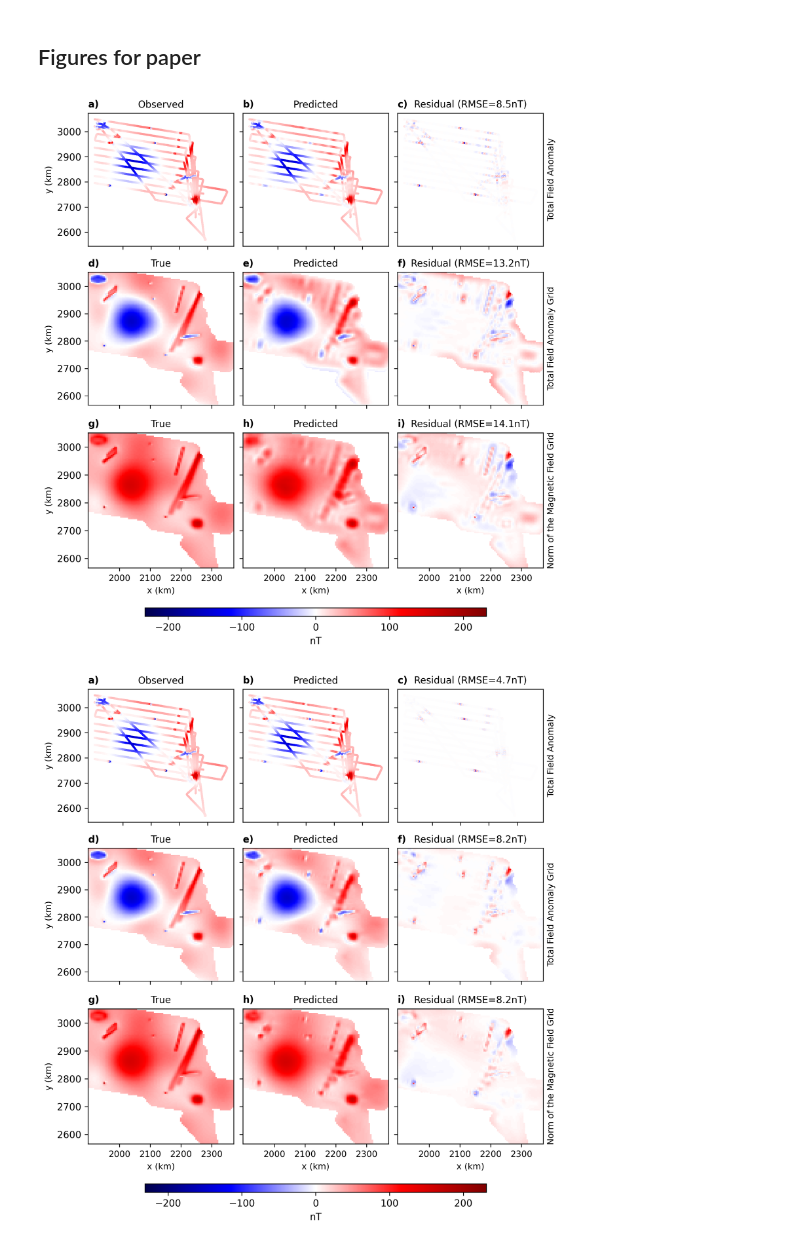
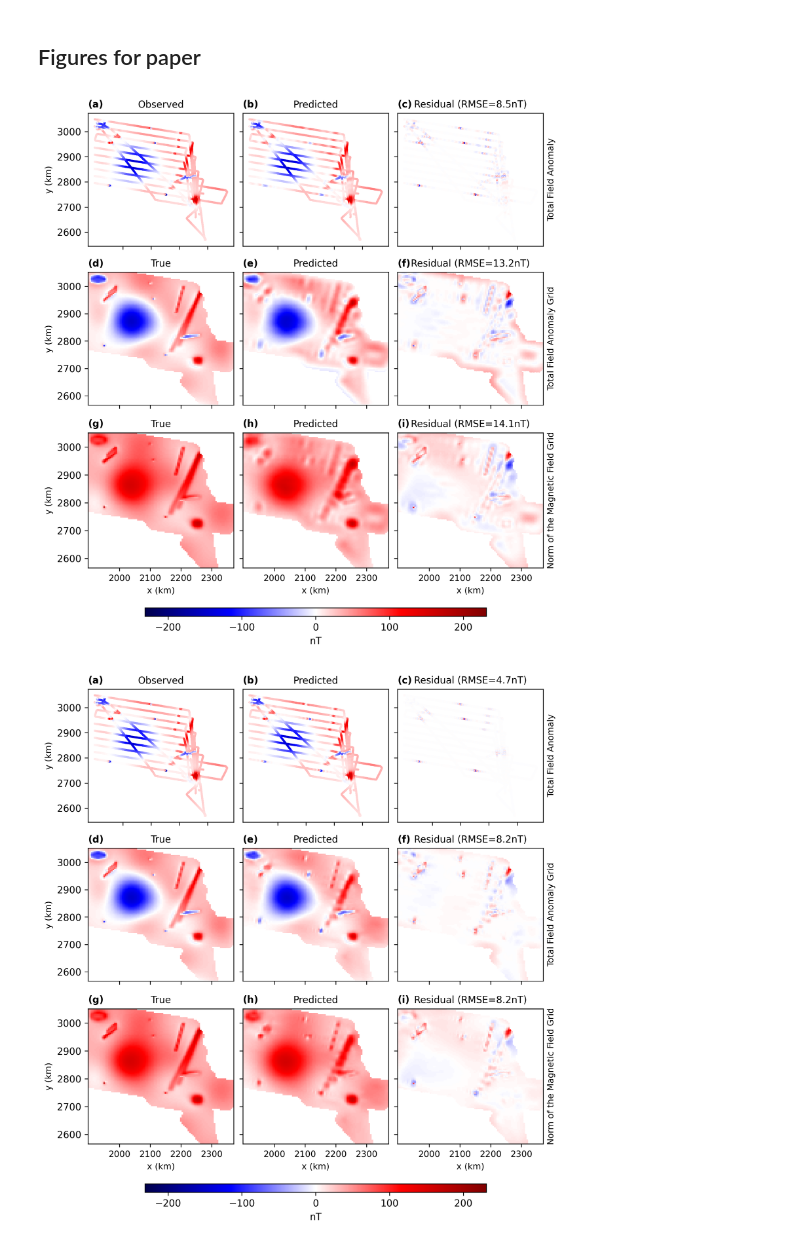
Before and after one commit to compgeolab/eqs-magnetic-dual-layer, a Jupyter notebook: code/06_icegrav_synthetic.ipynb, the cells around one changed output. Cells and saved outputs as stored; diff of their text form; code cells hidden in the pictures.

Commit message:
Edit figures for paper

```diff
--- a/code/06_icegrav_synthetic.ipynb
+++ b/code/06_icegrav_synthetic.ipynb
@@ -765,7 +765,7 @@ plot_config = {
     "row1": {
         #"titles": ['Observed', 'Predicted', 'Residual (RMSE={})'.format(round(rmse_tfa_1layer, 1))],
         "titles": ['Observed', 'Predicted', f'Residual (RMSE={np.round(rmse_tfa_1layer,1)}nT)'],
-        "labels": ['a)', 'b)', 'c)'],
+        "labels": ['(a)', '(b)', '(c)'],
         "ylabels": ['y (km)', '', 'Total Field Anomaly'],
         "scales": [scale_tfa_synthetic] * 3,
         "plot_types": ['scatter', 'scatter', 'scatter'],
@@ -774,7 +774,7 @@ plot_config = {
     },
     "row2": {
         "titles": ['True', 'Predicted', f'Residual (RMSE={np.round(rmse_tfa_grid_1layer,1)}nT)'],
-        "labels": ['d)', 'e)', 'f)'],
+        "labels": ['(d)', '(e)', '(f)'],
         "ylabels": ['y (km)', '', 'Total Field Anomaly Grid'],
         "scales": [scale_tfa_synthetic] * 3,
         "plot_types": ['pcolormesh', 'pcolormesh', 'scatter'],
@@ -783,7 +783,7 @@ plot_config = {
     },
     "row3": {
         "titles": ['True', 'Predicted', f'Residual (RMSE={np.round(rmse_bnorm_grid_1layer,1)}nT)'],
-        "labels": ['g)', 'h)', 'i)'],
+        "labels": ['(g)', '(h)', '(i)'],
         "ylabels": ['y (km)', '', 'Norm of the Magnetic Field Grid'],
         "scales": [scale_tfa_synthetic] * 3,
         "plot_types": ['pcolormesh', 'pcolormesh', 'scatter'],
@@ -819,41 +819,41 @@ for row_idx, (row_key, row_config) in enumerate(plot_config.items()):
                 vmax=scale,
             )
         ax[col_idx].set_title(title, fontsize=10)
 
-        if label in ['c)', 'f)', 'i)']:
+        if label in ['(c)', '(f)', '(i)']:
             ax[col_idx].set_ylabel(ylabel, fontsize=9)
             ax[col_idx].yaxis.set_label_position('right')
         else:
             ax[col_idx].set_ylabel(ylabel, fontsize=9)
 
-        if label in ['g)', 'h)', 'i)']:
+        if label in ['(g)', '(h)', '(i)']:
             ax[col_idx].set_xlabel("x (km)", fontsize=9)
 
         ax[col_idx].text(0.0, 1.10, label, transform=ax[col_idx].transAxes, weight='bold', fontsize=10, va='top')
 
 xticks = [2000, 2100, 2200, 2300]
 for row_idx in range(3):
     for ax in figures[row_idx].axes:
         ax.set_xticks(xticks)
         ax.set_xticklabels([str(int(tick)) for tick in xticks], fontsize=9)
         ax.xaxis.set_major_locator(FixedLocator(xticks))
 for row_idx in range(2):
     for ax in figures[row_idx].axes:
         ax.set_xticklabels([])
 
 fig.colorbar(plot, ax=figures[2].axes, orientation="horizontal", label='nT', pad=0.08, shrink=0.75, aspect=40)
 
 single_layer_figure = Path("..") / "paper" / "figures" / "single_layer_synthetic.png"
 fig.savefig(single_layer_figure, dpi=300, bbox_inches="tight")
 plt.close()
 Image(single_layer_figure)
 # %% [output]
-[figure, old version]
+[figure, new version]
 # %%
 plot_config = {
     "row1": {
         "titles": ['Observed', 'Predicted', f'Residual (RMSE={np.round(rmse_tfa,1)}nT)'],
-        "labels": ['a)', 'b)', 'c)'],
+        "labels": ['(a)', '(b)', '(c)'],
         "ylabels": ['y (km)', '', 'Total Field Anomaly'],
         "scales": [scale_tfa_synthetic] * 3,
         "plot_types": ['scatter', 'scatter', 'scatter'],
@@ -862,7 +862,7 @@ plot_config = {
     },
     "row2": {
         "titles": ['True', 'Predicted', f'Residual (RMSE={np.round(rmse_tfa_grid,1)}nT)'],
-        "labels": ['d)', 'e)', 'f)'],
+        "labels": ['(d)', '(e)', '(f)'],
         "ylabels": ['y (km)', '', 'Total Field Anomaly Grid'],
         "scales": [scale_tfa_synthetic] * 3,
         "plot_types": ['pcolormesh', 'pcolormesh', 'scatter'],
@@ -871,7 +871,7 @@ plot_config = {
     },
     "row3": {
         "titles": ['True', 'Predicted', f'Residual (RMSE={np.round(rmse_bnorm_grid,1)}nT)'],
-        "labels": ['g)', 'h)', 'i)'],
+        "labels": ['(g)', '(h)', '(i)'],
         "ylabels": ['y (km)', '', 'Norm of the Magnetic Field Grid'],
         "xlabels": ['x (km)', 'x (km)', 'x (km)'],
         "scales": [scale_tfa_synthetic] * 3,
@@ -909,13 +909,13 @@ for row_idx, (row_key, row_config) in enumerate(plot_config.items()):
             )
         ax[col_idx].set_title(title, fontsize=10)
 
-        if label in ['c)', 'f)', 'i)']:
+        if label in ['(c)', '(f)', '(i)']:
             ax[col_idx].set_ylabel(ylabel, fontsize=9)
             ax[col_idx].yaxis.set_label_position('right')
         else:
             ax[col_idx].set_ylabel(ylabel, fontsize=9)
 
-        if label in ['g)', 'h)', 'i)']:
+        if label in ['(g)', '(h)', '(i)']:
             ax[col_idx].set_xlabel("x (km)", fontsize=9)
 
         ax[col_idx].text(0.0, 1.10, label, transform=ax[col_idx].transAxes, weight='bold', fontsize=10, va='top')
@@ -939,4 +939,4 @@ fig.savefig(dual_layer_figure, dpi=300, bbox_inches="tight")
 plt.close()
 Image(dual_layer_figure)
 # %% [output]
-[figure, old version]
+[figure, new version]
```
Also changed, not shown: parts of 6 cells of this notebook, 7 other files.
